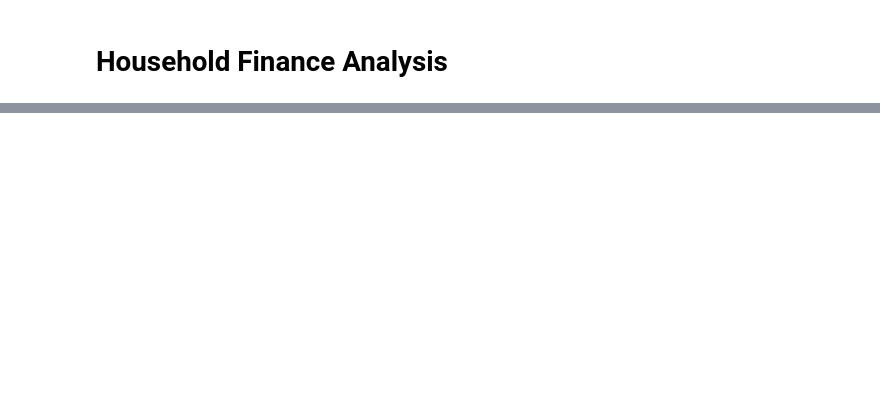
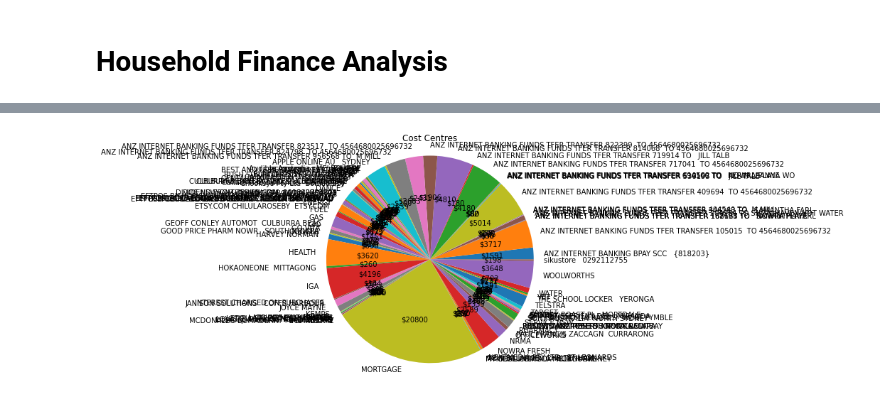
Before and after one commit to mikedonnici/dev, a Jupyter notebook: datasci/dataquest/python/household-finances.ipynb, the cells around one changed output, grey strips where cells are left out. Saved outputs shown, nothing was run; the diff lists cells and outputs as text; code cells hidden in the pictures; blank space fills up the shorter version.

```diff
--- a/datasci/dataquest/python/household-finances.ipynb
+++ b/datasci/dataquest/python/household-finances.ipynb
@@ -88,0 +215,20 @@ Name: desc, Length: 167, dtype: int64
+# %%
+import matplotlib.pyplot as plt
+import numpy as np
+%matplotlib inline
+
+plotdf = df.groupby("desc").sum().abs()
+values = plotdf["out"]
+labels = plotdf.index
+amount_sum = plotdf["out"].sum()
+
+def dollar_value(val):
+    return f"${int(np.round(val/100*amount_sum))}"
+
+fig1, ax1 = plt.subplots(figsize=(11,6))
+ax1.pie(values, labels=plotdf.index, autopct=dollar_value)
+ax1.axis('equal')
+plt.title('Cost Centres')
+plt.show()
+# %% [output]
+[figure, added]
```
Also changed, not shown: parts of 11 cells of this notebook, 7 other files.
